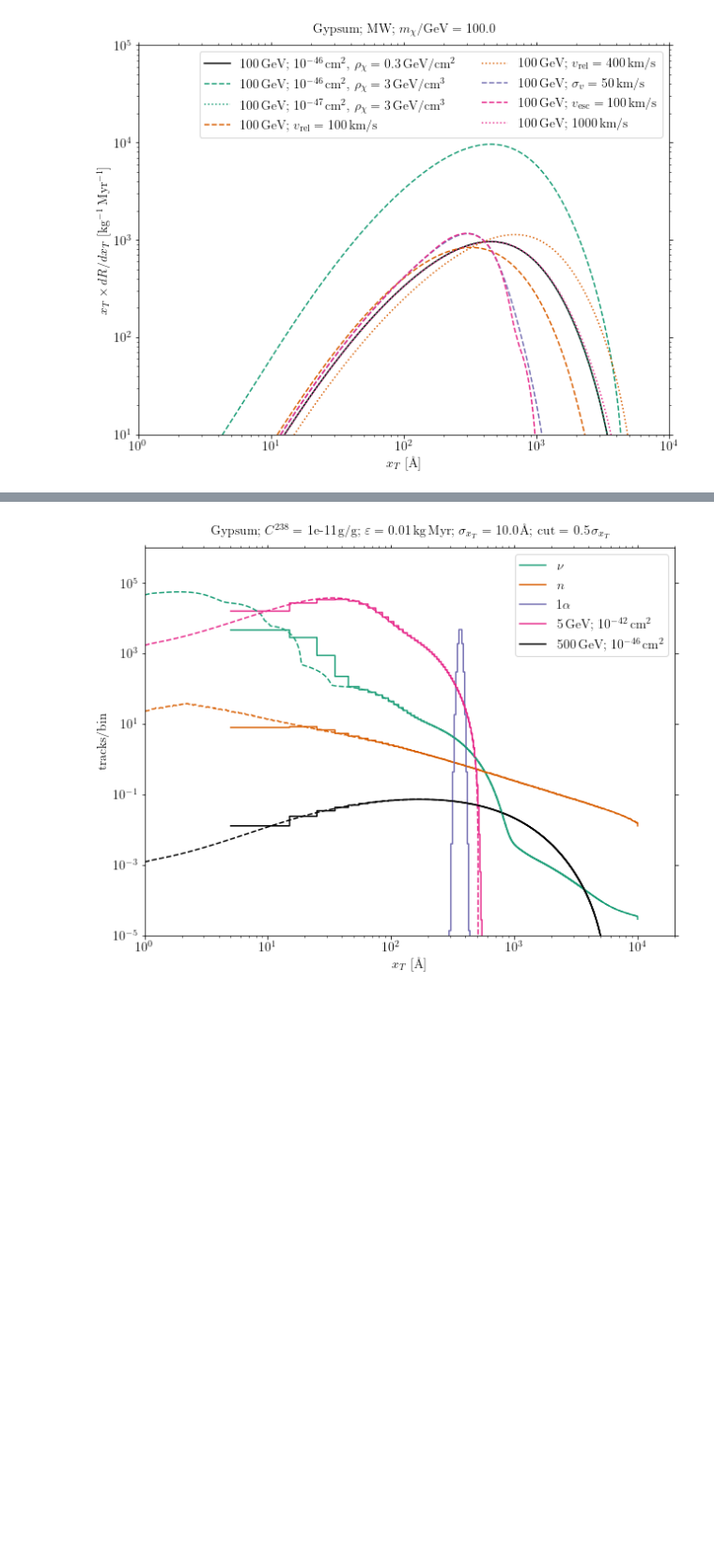
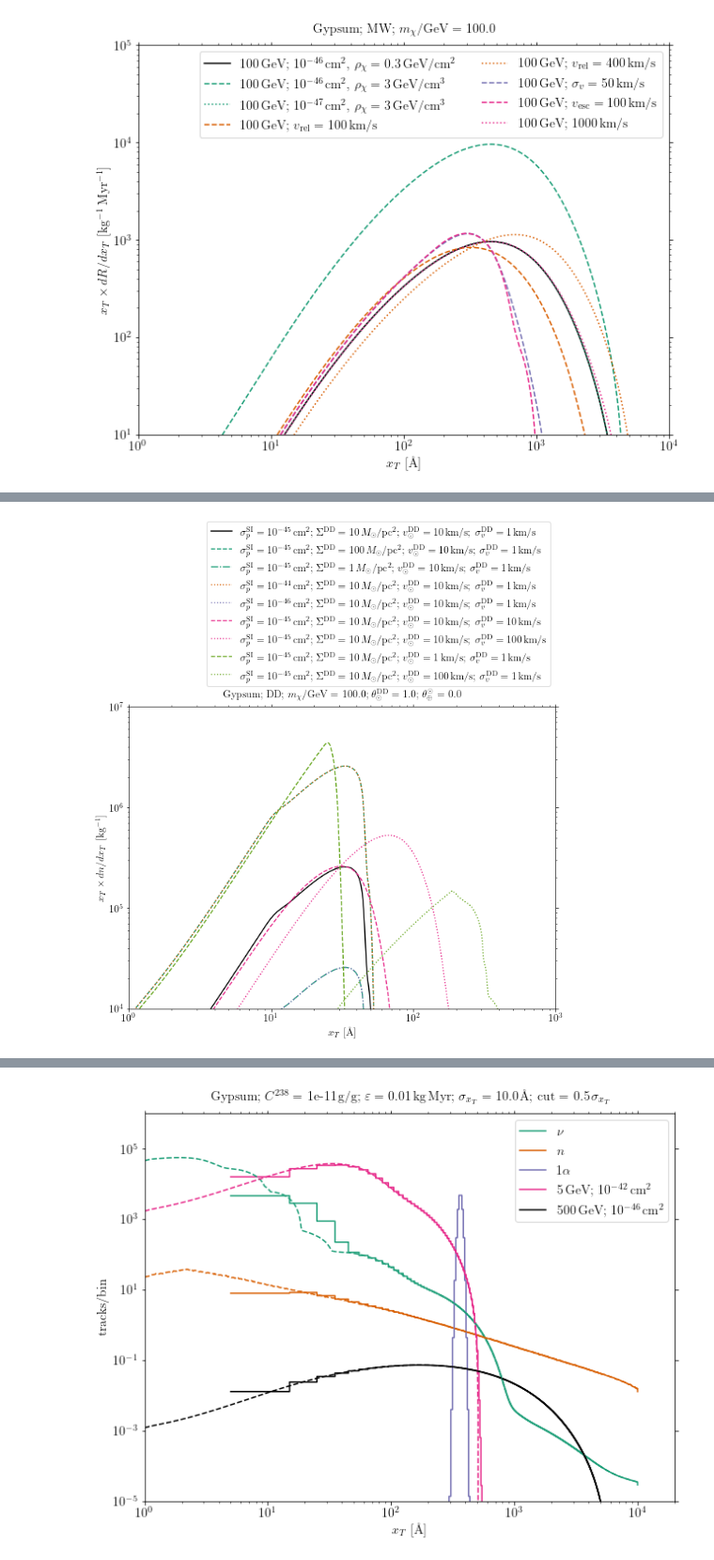
Before and after one commit to sbaum90/paleoSpec, a Jupyter notebook: ExamplesAndTests/Test_CalcSpec.ipynb, the cells around one changed output, grey strips where cells are left out. Shown at 94% size. Drawn from its saved outputs; the diff is of its cells as text; code cells hidden in the pictures; blank space fills up the shorter version.

```diff
--- a/ExamplesAndTests/Test_CalcSpec.ipynb
+++ b/ExamplesAndTests/Test_CalcSpec.ipynb
@@ -265,0 +362,46 @@ plt.show()
+# %%
+# plot even more dark disk spectra
+mx = 100.
+thetavDD = 1.
+thetaorbitDD = 0.
+DD_spec_1 = SpecCalculator.calc_dndx_DD(mx, 1e-45, 10., 10., thetavDD, thetaorbitDD, 1.)
+DD_spec_2 = SpecCalculator.calc_dndx_DD(mx, 1e-45, 100., 10., thetavDD, thetaorbitDD, 1.)
+DD_spec_3 = SpecCalculator.calc_dndx_DD(mx, 1e-45, 1., 10., thetavDD, thetaorbitDD, 1.)
+DD_spec_4 = SpecCalculator.calc_dndx_DD(mx, 1e-44, 10., 10., thetavDD, thetaorbitDD, 1.)
+DD_spec_5 = SpecCalculator.calc_dndx_DD(mx, 1e-46, 10., 10., thetavDD, thetaorbitDD, 1.)
+DD_spec_6 = SpecCalculator.calc_dndx_DD(mx, 1e-45, 10., 10., thetavDD, thetaorbitDD, 10.)
+DD_spec_7 = SpecCalculator.calc_dndx_DD(mx, 1e-45, 10., 10., thetavDD, thetaorbitDD, 100.)
+DD_spec_8 = SpecCalculator.calc_dndx_DD(mx, 1e-45, 10., 1., thetavDD, thetaorbitDD, 1.)
+DD_spec_9 = SpecCalculator.calc_dndx_DD(mx, 1e-45, 10., 100., thetavDD, thetaorbitDD, 1.)
+
+plt.rcParams["figure.figsize"] = (9,10)
+plt.close('all')
+plt.plot(DD_spec_1[0], DD_spec_1[0]*DD_spec_1[1], color=plt_colors[0], linestyle='-', label=r'$\sigma_p^{\rm SI} = 10^{-45}\,$cm$^2$; $\Sigma^{\rm DD} = 10\,M_\odot/{\rm pc}^2$; $v_\odot^{\rm DD} = 10\,$km/s; $\sigma_v^{\rm DD} = 1\,$km/s')
+plt.plot(DD_spec_2[0], DD_spec_2[0]*DD_spec_2[1], color=plt_colors[1], linestyle='--', label=r'$\sigma_p^{\rm SI} = 10^{-45}\,$cm$^2$; $\Sigma^{\rm DD} = 100\,M_\odot/{\rm pc}^2$; $v_\odot^{\rm DD} = 10\,$km/s; $\sigma_v^{\rm DD} = 1\,$km/s')
+plt.plot(DD_spec_3[0], DD_spec_3[0]*DD_spec_3[1], color=plt_colors[1], linestyle='-.', label=r'$\sigma_p^{\rm SI} = 10^{-45}\,$cm$^2$; $\Sigma^{\rm DD} = 1\,M_\odot/{\rm pc}^2$; $v_\odot^{\rm DD} = 10\,$km/s; $\sigma_v^{\rm DD} = 1\,$km/s')
+plt.plot(DD_spec_4[0], DD_spec_4[0]*DD_spec_4[1], color=plt_colors[2], linestyle=':', label=r'$\sigma_p^{\rm SI} = 10^{-44}\,$cm$^2$; $\Sigma^{\rm DD} = 10\,M_\odot/{\rm pc}^2$; $v_\odot^{\rm DD} = 10\,$km/s; $\sigma_v^{\rm DD} = 1\,$km/s')
+plt.plot(DD_spec_5[0], DD_spec_5[0]*DD_spec_5[1], color=plt_colors[3], linestyle=':', label=r'$\sigma_p^{\rm SI} = 10^{-46}\,$cm$^2$; $\Sigma^{\rm DD} = 10\,M_\odot/{\rm pc}^2$; $v_\odot^{\rm DD} = 10\,$km/s; $\sigma_v^{\rm DD} = 1\,$km/s')
+plt.plot(DD_spec_6[0], DD_spec_6[0]*DD_spec_6[1], color=plt_colors[4], linestyle='--', label=r'$\sigma_p^{\rm SI} = 10^{-45}\,$cm$^2$; $\Sigma^{\rm DD} = 10\,M_\odot/{\rm pc}^2$; $v_\odot^{\rm DD} = 10\,$km/s; $\sigma_v^{\rm DD} = 10\,$km/s')
+plt.plot(DD_spec_7[0], DD_spec_7[0]*DD_spec_7[1], color=plt_colors[4], linestyle=':', label=r'$\sigma_p^{\rm SI} = 10^{-45}\,$cm$^2$; $\Sigma^{\rm DD} = 10\,M_\odot/{\rm pc}^2$; $v_\odot^{\rm DD} = 10\,$km/s; $\sigma_v^{\rm DD} = 100\,$km/s')
+plt.plot(DD_spec_8[0], DD_spec_8[0]*DD_spec_8[1], color=plt_colors[5], linestyle='--', label=r'$\sigma_p^{\rm SI} = 10^{-45}\,$cm$^2$; $\Sigma^{\rm DD} = 10\,M_\odot/{\rm pc}^2$; $v_\odot^{\rm DD} = 1\,$km/s; $\sigma_v^{\rm DD} = 1\,$km/s')
+plt.plot(DD_spec_9[0], DD_spec_9[0]*DD_spec_9[1], color=plt_colors[5], linestyle=':', label=r'$\sigma_p^{\rm SI} = 10^{-45}\,$cm$^2$; $\Sigma^{\rm DD} = 10\,M_\odot/{\rm pc}^2$; $v_\odot^{\rm DD} = 100\,$km/s; $\sigma_v^{\rm DD} = 1\,$km/s')
+
+plt.xscale('log')
+plt.yscale('log')
+plt.xlim(1e0,1e3)
+plt.ylim(1e4,1e7)
+plt.xlabel(r'$x_T$ [\AA]')
+plt.ylabel(r'$x_T \times dn/dx_T$ [kg$^{-1}$]')
+plt.legend(ncol=1, loc=4, bbox_to_anchor=(1,1.05))
+plt.tick_params(right=True,top=True)
+plt.tick_params(which='minor',right=True,top=True)
+plt.title(mineral+r'; DD'
+   +r'; $m_\chi$/GeV = '+str(mx)
+   +r'; $\theta_\odot^{\rm DD}$ = '+str(thetavDD)
+   +r'; $\theta_\oplus^\odot$ = '+str(thetaorbitDD),
+   y=1.02)
+plt.tight_layout()
+plt.show()
+plt.rcParams["figure.figsize"] = (9,7)
+# %% [output]
+[figure, added]
```
Also changed, not shown: parts of 5 cells of this notebook, 6 other files.
